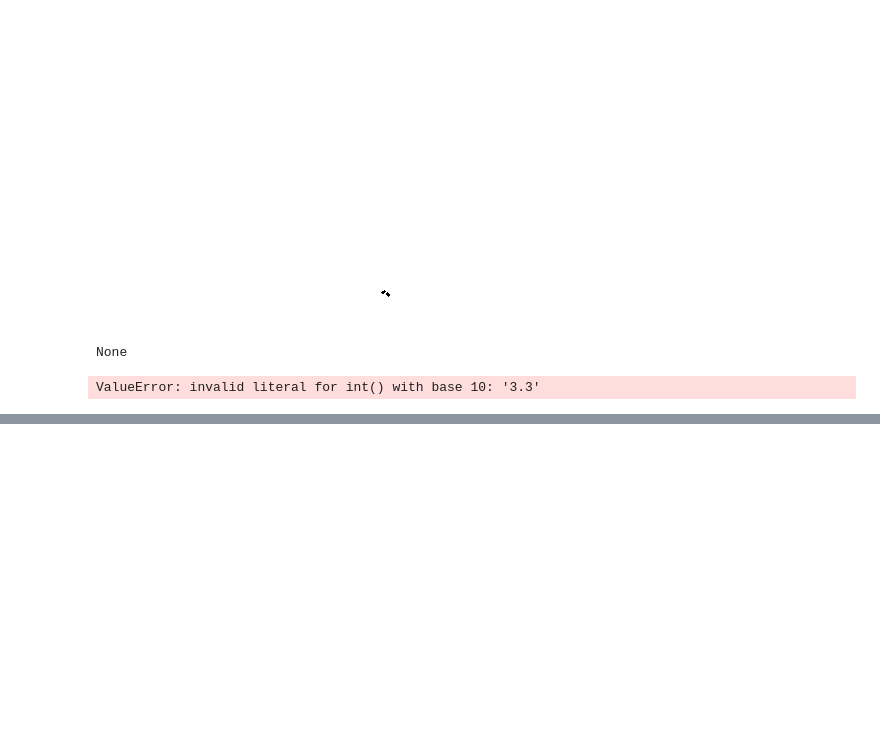
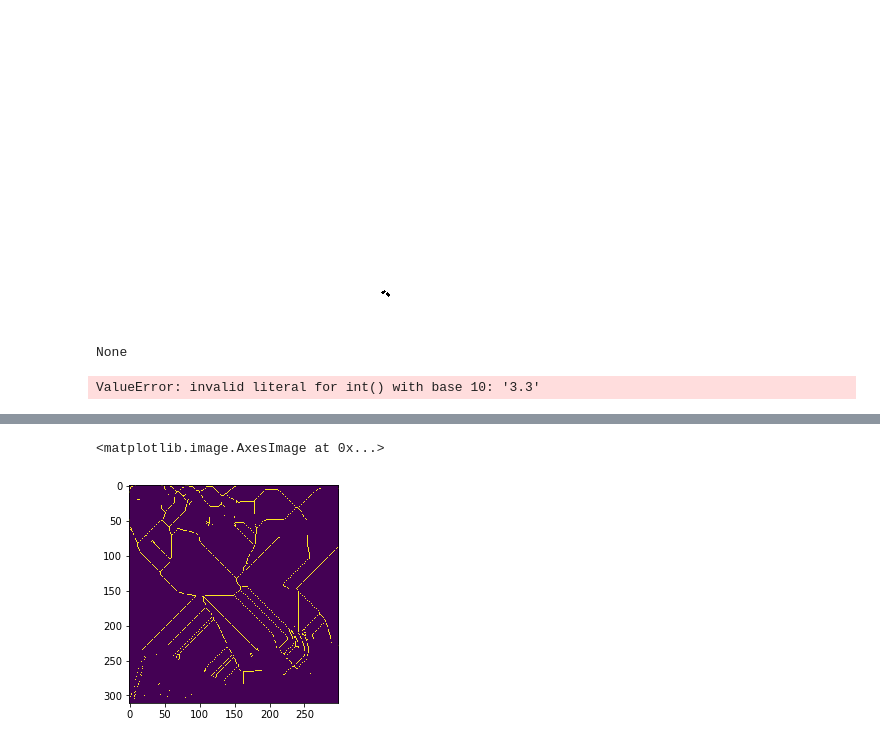
Before and after one commit to duducheng/SJTU-DIP-Proj, a Jupyter notebook: explore.ipynb, the cells around one changed output, grey strips where cells are left out. Cells and saved outputs as stored; diff of their text form; code cells hidden in the pictures; blank space fills up the shorter version.

```diff
--- a/explore.ipynb
+++ b/explore.ipynb
@@ -170,3 +170,5 @@ None
 int("3.3")
 # %% [output]
 ValueError: invalid literal for int() with base 10: '3.3'
+# %%
+binary = arr >67
@@ -172,0 +181,2 @@ ValueError: invalid literal for int() with base 10: '3.3'
+# %%
+skel, distance = medial_axis(binary, return_distance=True)
@@ -172,0 +188,5 @@ ValueError: invalid literal for int() with base 10: '3.3'
+# %%
+plt.imshow(skel)
+# %% [output]
+<matplotlib.image.AxesImage at 0x...>
+[figure, added]
```
Also changed, not shown: parts of 6 cells of this notebook, 11 other files.
